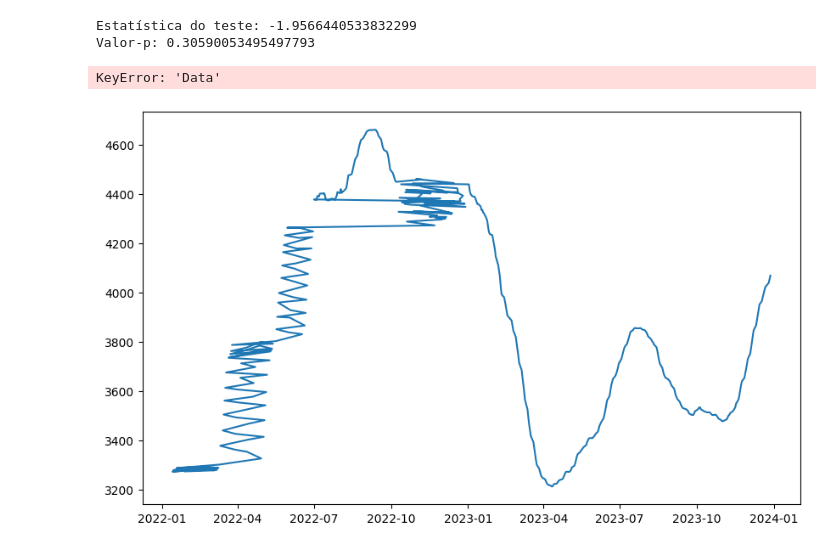
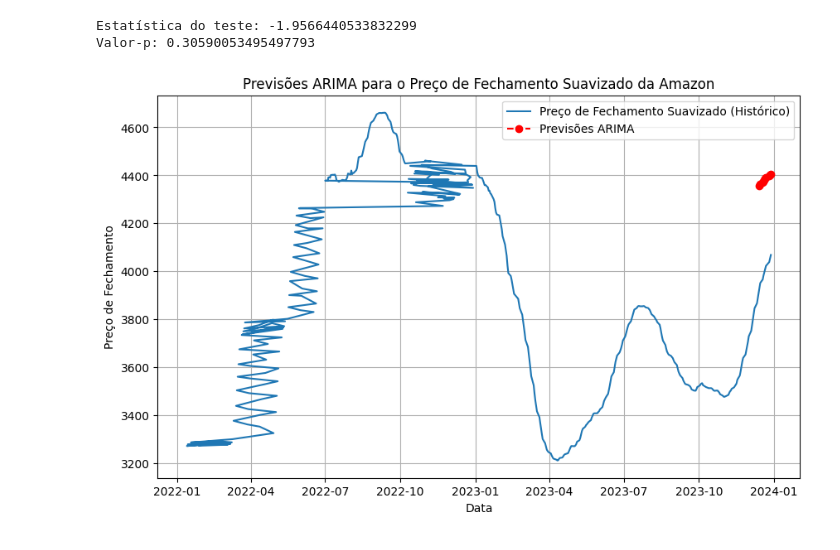
Before and after one commit to sergiolfaria/Atividades_Ciencia_De_Dados, a Jupyter notebook: Trabalho Arima/Arima.ipynb, the cells around one changed output. Drawn from its saved outputs; the diff is of its cells as text; code cells hidden in the pictures.

```diff
--- a/Trabalho Arima/Arima.ipynb
+++ b/Trabalho Arima/Arima.ipynb
@@ -112,13 +112,12 @@ previsoes = resultado.predict(start=len(ELETROBRAS_df), end=len(ELETROBRAS_df)+h
 # %%
 plt.figure(figsize=(10, 6))
 plt.plot(ELETROBRAS_df.index, ELETROBRAS_df['Suavizacao'], label='Preço de Fechamento Suavizado (Histórico)')
-plt.plot(ELETROBRAS_df['Data'][:horizonte], previsoes, marker='o', linestyle='--', color='red', label='Previsões ARIMA')
+plt.plot(ELETROBRAS_df.index[-horizonte:], previsoes, marker='o', linestyle='--', color='red', label='Previsões ARIMA')
 plt.title('Previsões ARIMA para o Preço de Fechamento Suavizado da Amazon')
 plt.xlabel('Data')
 plt.ylabel('Preço de Fechamento')
 plt.legend()
 plt.grid(True)
 plt.show()
 # %% [output]
-KeyError: 'Data'
-[figure, old version]
+[figure, new version]
```
